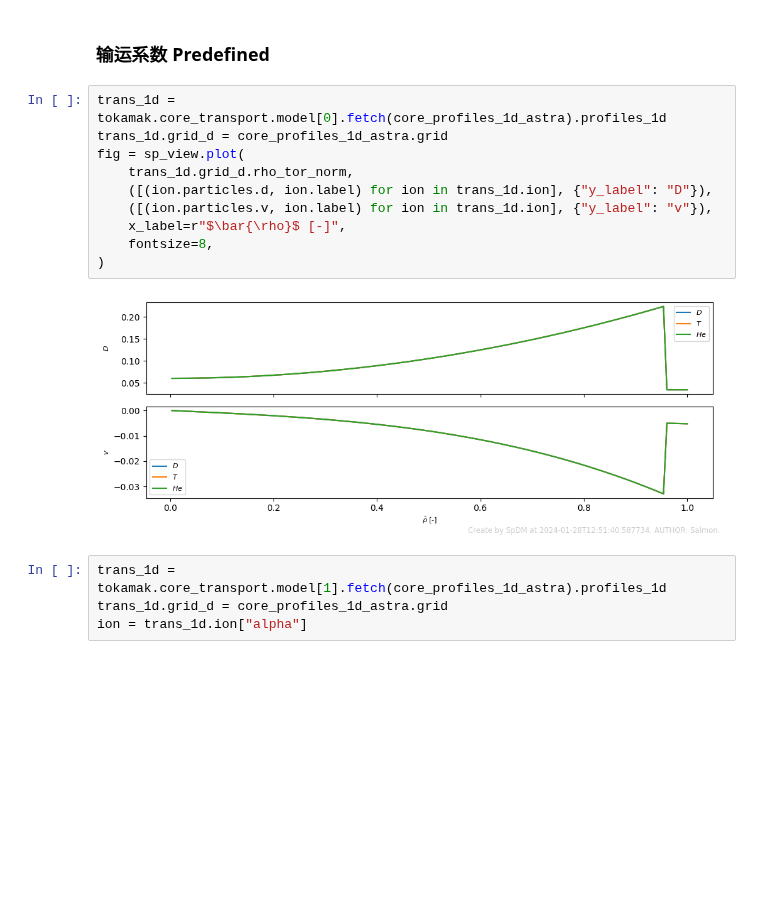
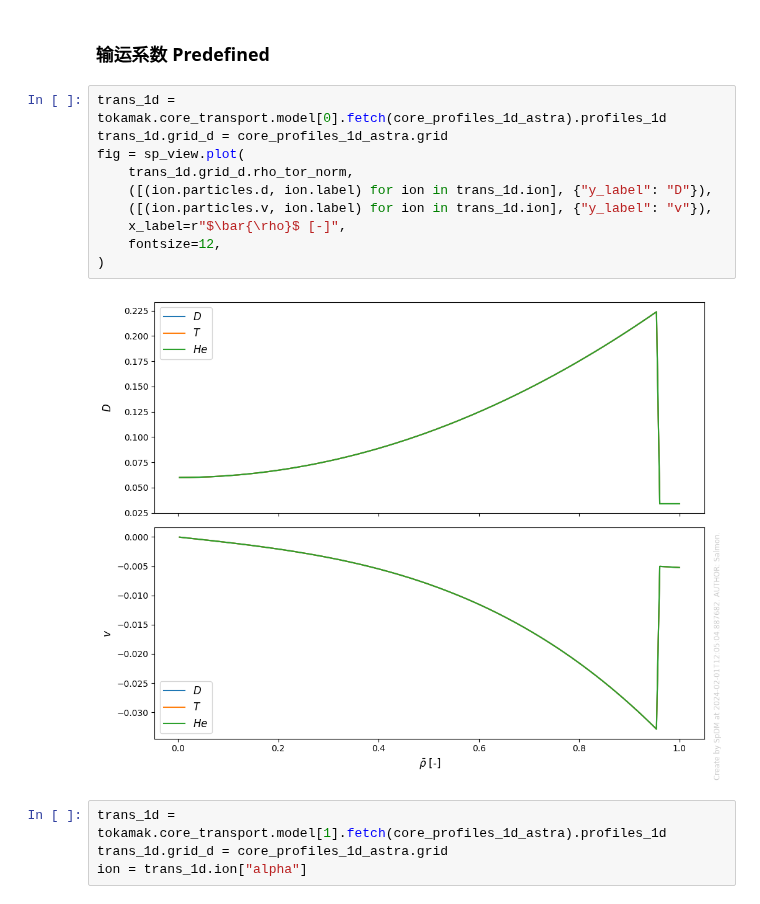
Before and after one commit to fusion-yun/fytok_old, a Jupyter notebook: examples/demo_transolver.ipynb, the cells around one changed output. Drawn from its saved outputs; the diff is of its cells as text; blank space fills up the shorter version.

```diff
--- a/examples/demo_transolver.ipynb
+++ b/examples/demo_transolver.ipynb
@@ -309,15 +309,15 @@ plt.legend()
 # %%
 trans_1d = tokamak.core_transport.model[0].fetch(core_profiles_1d_astra).profiles_1d
 trans_1d.grid_d = core_profiles_1d_astra.grid
 fig = sp_view.plot(
     trans_1d.grid_d.rho_tor_norm,
     ([(ion.particles.d, ion.label) for ion in trans_1d.ion], {"y_label": "D"}),
     ([(ion.particles.v, ion.label) for ion in trans_1d.ion], {"y_label": "v"}),
     x_label=r"$\bar{\rho}$ [-]",
-    fontsize=8,
+    fontsize=12,
 )
 # %% [output]
-[figure, old version]
+[figure, new version]
 # %%
 trans_1d = tokamak.core_transport.model[1].fetch(core_profiles_1d_astra).profiles_1d
 trans_1d.grid_d = core_profiles_1d_astra.grid
```
Also changed, not shown: parts of 34 cells of this notebook.
